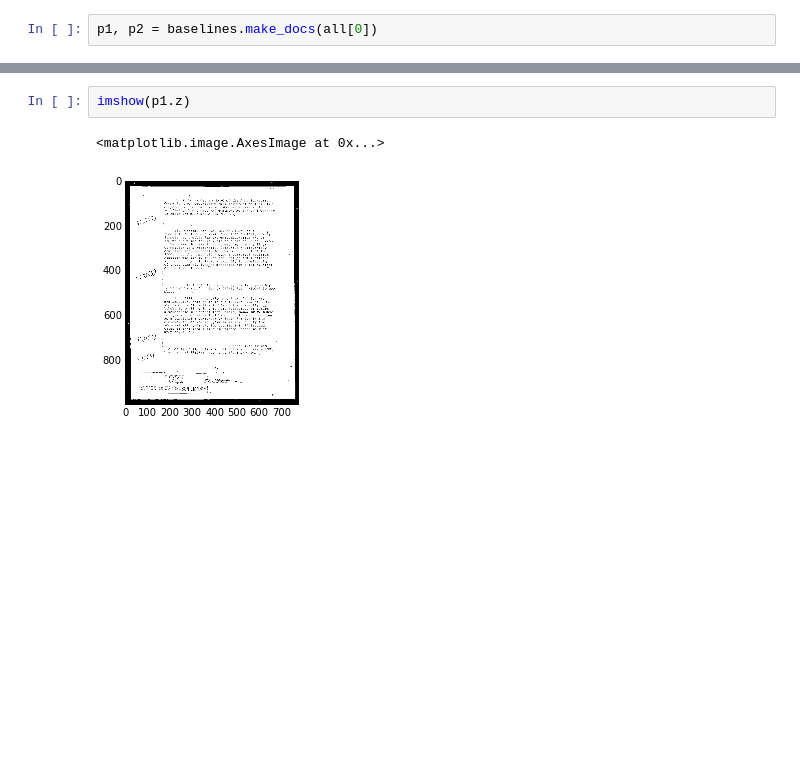
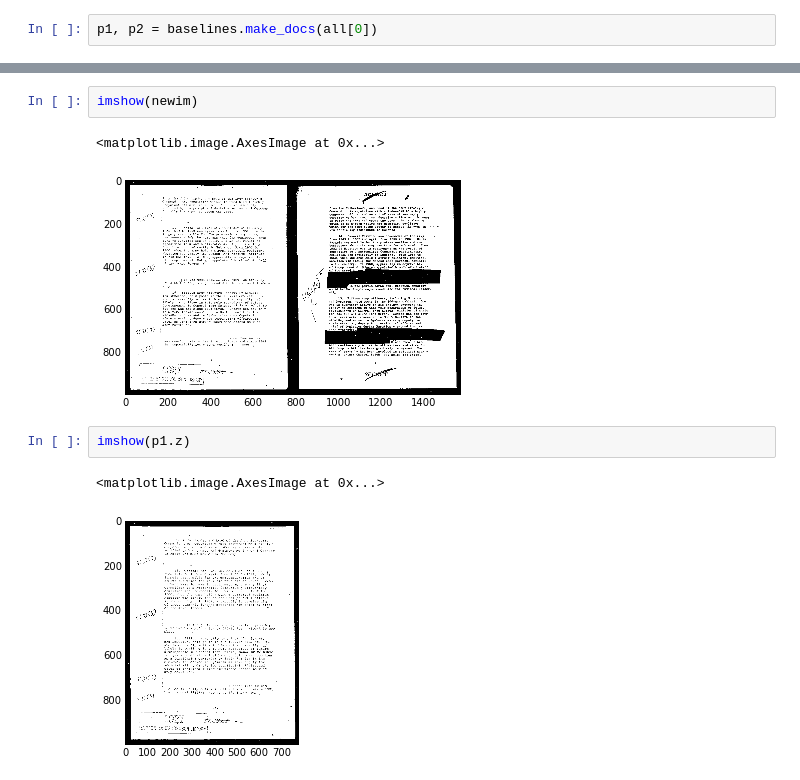
Before and after one commit to srush/declass-align, a Jupyter notebook: notebooks/HumanRedact.ipynb, the cells around one changed output, grey strips where cells are left out. Drawn from its saved outputs; the diff is of its cells as text; blank space fills up the shorter version.

```diff
--- a/notebooks/HumanRedact.ipynb
+++ b/notebooks/HumanRedact.ipynb
@@ -15,3 +29,8 @@ p1, p2 = baselines.make_docs(all[0])
+# %%
+imshow(newim)
+# %% [output]
+<matplotlib.image.AxesImage at 0x...>
+[figure, added]
 # %%
 imshow(p1.z)
 # %% [output]
```
Also changed, not shown: parts of 7 cells of this notebook, 1 other file.
